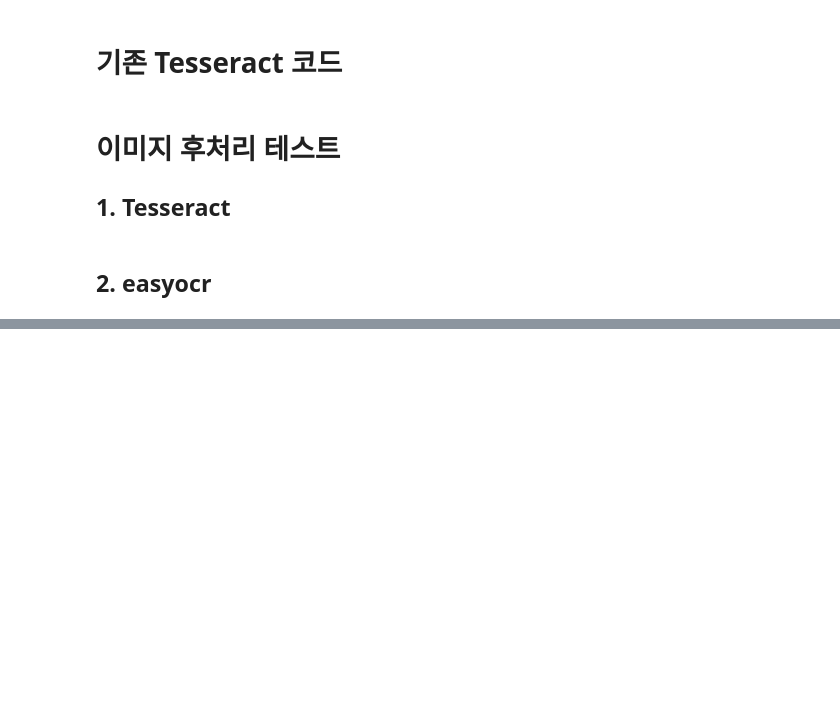
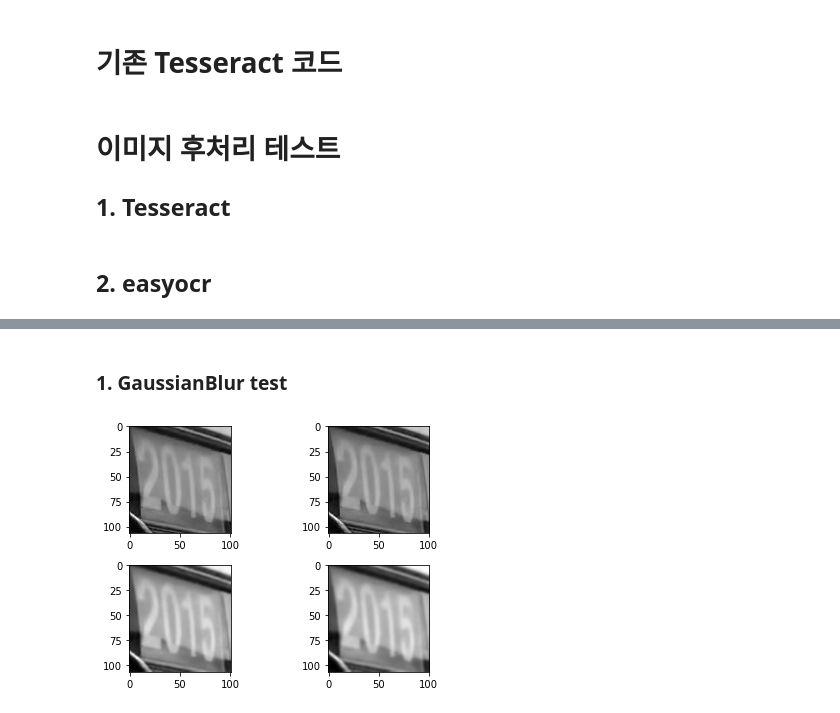
Before and after one commit to Eyes-On/AI, a Jupyter notebook: OCR/Image filter test.ipynb, the cells around one changed output, grey strips where cells are left out. Drawn from its saved outputs; the diff is of its cells as text; code cells hidden in the pictures; blank space fills up the shorter version.

```diff
--- a/OCR/Image filter test.ipynb
+++ b/OCR/Image filter test.ipynb
@@ -216,0 +236,25 @@ sum(result_list)/len(result_list)
+# %% [markdown]
+### 1. GaussianBlur test
+# %%
+gray = cv2.cvtColor(img, cv2.COLOR_BGR2GRAY)
+blurred = cv2.GaussianBlur(gray, (5, 5), 0)
+
+fig = plt.figure()
+sub1 = fig.add_subplot(2,2,1)
+sub2 = fig.add_subplot(2,2,2)
+sub3 = fig.add_subplot(2,2,3)
+sub4 = fig.add_subplot(2,2,4)
+
+
+sub1.imshow(gray, cmap='gray')
+blurred1 = cv2.GaussianBlur(gray, (1, 1), 0)
+sub2.imshow(blurred1, cmap='gray')
+blurred2 = cv2.GaussianBlur(gray, (3, 3), 0) ## 이 조합 제일 좋음 0.49
+sub3.imshow(blurred2, cmap='gray')
+blurred3 = cv2.GaussianBlur(gray, (5, 5), 0)
+sub4.imshow(blurred3, cmap='gray')
+
+plt.tight_layout()
+plt.show()
+# %% [output]
+[figure, added]
```
Also changed, not shown: parts of 13 cells of this notebook.
